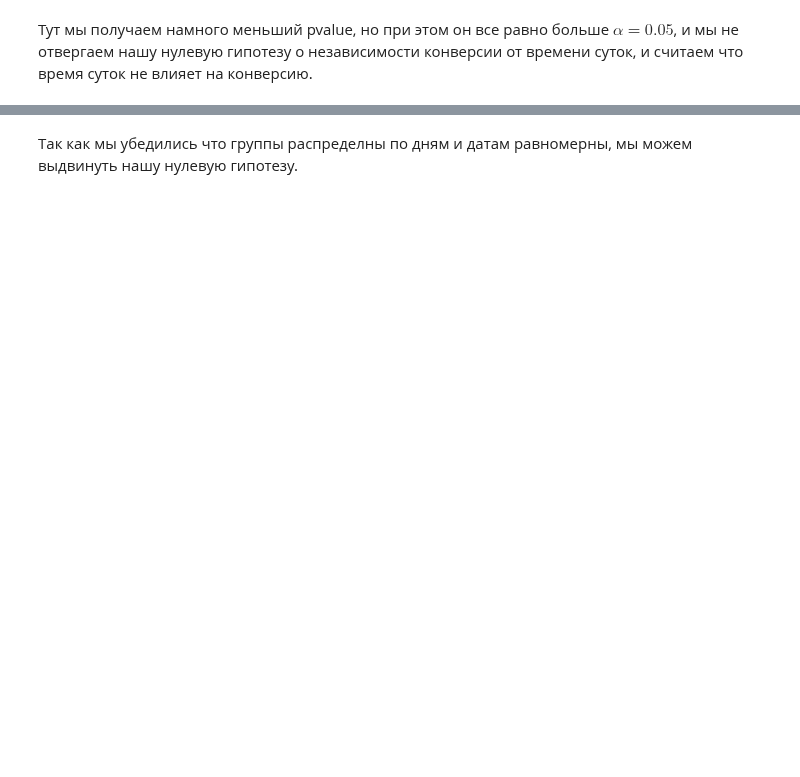
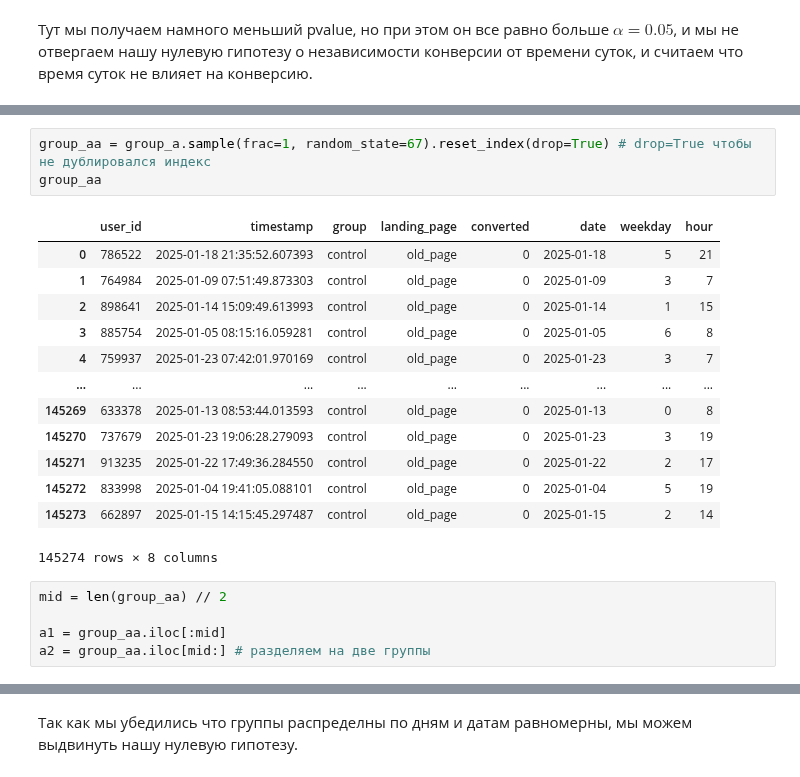
Before and after one commit to Dezurn/GP4_Statistics, a Jupyter notebook: Часть 1/Part_1_AB_test.ipynb, the cells around one changed output, grey strips where cells are left out. Saved outputs shown, nothing was run; the diff lists cells and outputs as text; blank space fills up the shorter version.

```diff
--- a/Часть 1/Part_1_AB_test.ipynb
+++ b/Часть 1/Part_1_AB_test.ipynb
@@ -444,0 +488,22 @@ stat: 34.226265204017324, p_value: 0.0619565215863475
+# %%
+group_aa = group_a.sample(frac=1, random_state=67).reset_index(drop=True) # drop=True чтобы не дублировался индекс
+group_aa
+# %% [output]
+|  | user_id | timestamp | group | landing_page | converted | date | weekday | hour |
+| 0 | 786522 | 2025-01-18 21:35:52.607393 | control | old_page | 0 | 2025-01-18 | 5 | 21 |
+| 1 | 764984 | 2025-01-09 07:51:49.873303 | control | old_page | 0 | 2025-01-09 | 3 | 7 |
+| 2 | 898641 | 2025-01-14 15:09:49.613993 | control | old_page | 0 | 2025-01-14 | 1 | 15 |
+| 3 | 885754 | 2025-01-05 08:15:16.059281 | control | old_page | 0 | 2025-01-05 | 6 | 8 |
+| 4 | 759937 | 2025-01-23 07:42:01.970169 | control | old_page | 0 | 2025-01-23 | 3 | 7 |
+| ... | ... | ... | ... | ... | ... | ... | ... | ... |
+| 145269 | 633378 | 2025-01-13 08:53:44.013593 | control | old_page | 0 | 2025-01-13 | 0 | 8 |
+| 145270 | 737679 | 2025-01-23 19:06:28.279093 | control | old_page | 0 | 2025-01-23 | 3 | 19 |
+| 145271 | 913235 | 2025-01-22 17:49:36.284550 | control | old_page | 0 | 2025-01-22 | 2 | 17 |
+| 145272 | 833998 | 2025-01-04 19:41:05.088101 | control | old_page | 0 | 2025-01-04 | 5 | 19 |
+| 145273 | 662897 | 2025-01-15 14:15:45.297487 | control | old_page | 0 | 2025-01-15 | 2 | 14 |
+145274 rows × 8 columns
+# %%
+mid = len(group_aa) // 2
+
+a1 = group_aa.iloc[:mid]
+a2 = group_aa.iloc[mid:] # разделяем на две группы
```
Also changed, not shown: parts of 48 cells of this notebook.
